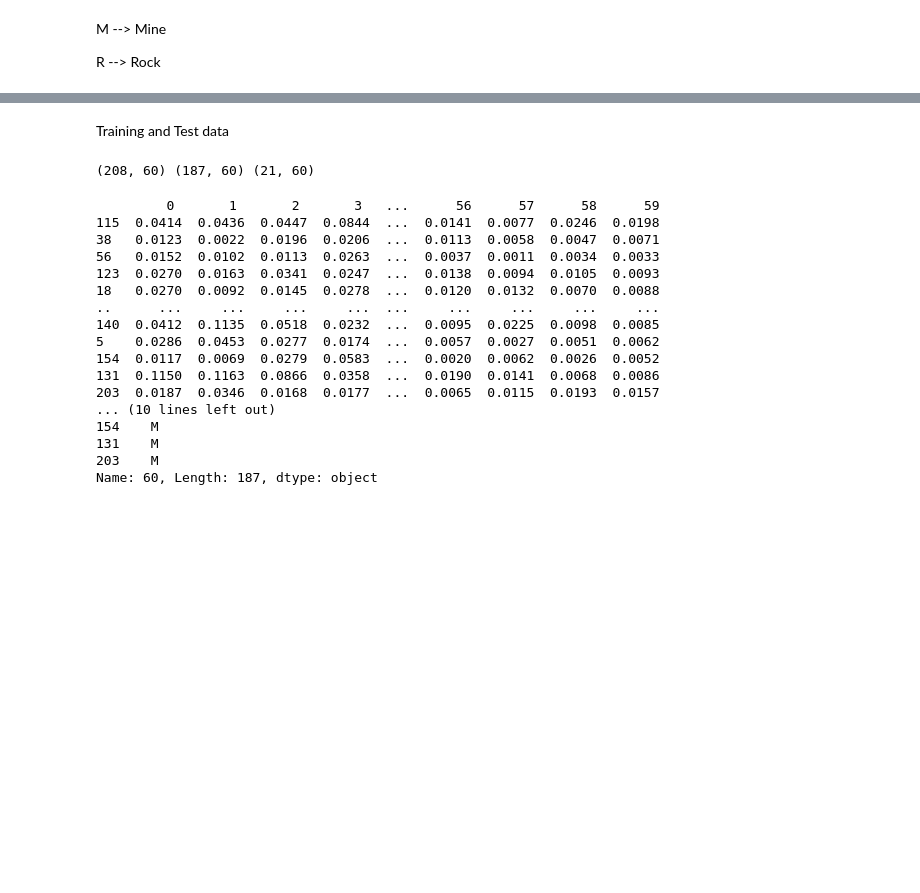
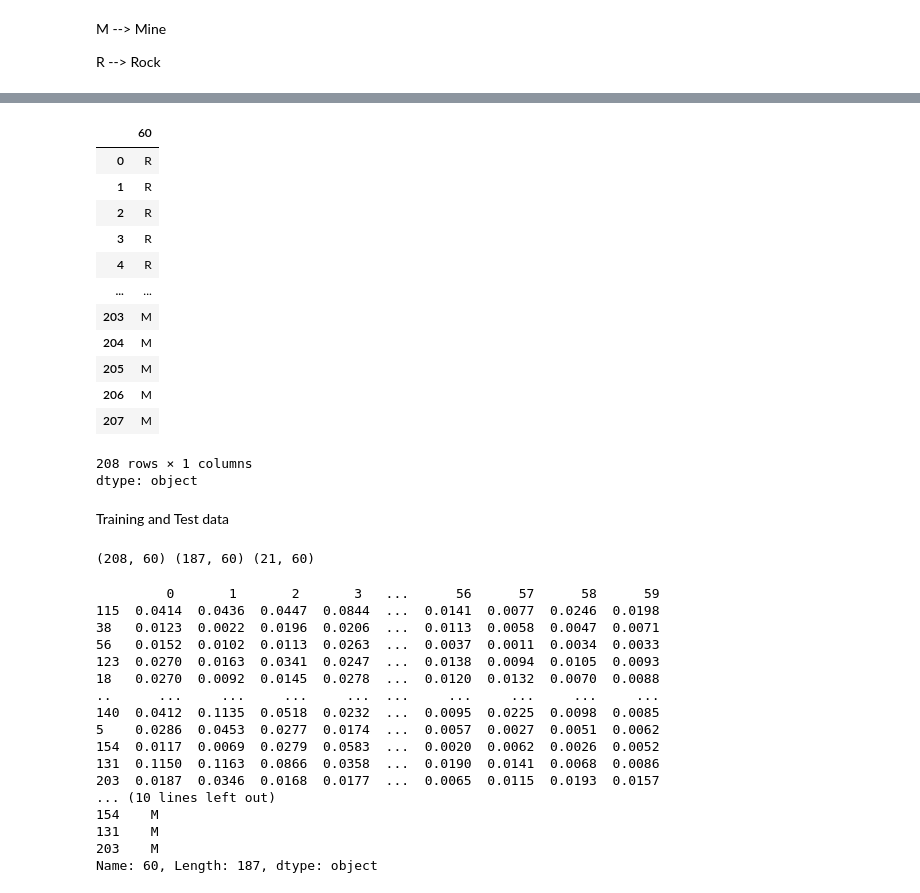
Before and after one commit to chenphopp/sonar_rock_vs_mine, a Jupyter notebook: Rock_vs_Mine_Prediction.ipynb, the cells around one changed output, grey strips where cells are left out. Cells and saved outputs as stored; diff of their text form; code cells hidden in the pictures; blank space fills up the shorter version.

```diff
--- a/Rock_vs_Mine_Prediction.ipynb
+++ b/Rock_vs_Mine_Prediction.ipynb
@@ -85,3 +84,20 @@ Name: 60, Length: 208, dtype: object
+# %%
+Y
+# %% [output]
+|  | 60 |
+| 0 | R |
+| 1 | R |
+| 2 | R |
+| 3 | R |
+| 4 | R |
+| ... | ... |
+| 203 | M |
+| 204 | M |
+| 205 | M |
+| 206 | M |
+| 207 | M |
+208 rows × 1 columns
+dtype: object
 # %% [markdown]
 Training and Test data
 # %%
```
Also changed, not shown: parts of 6 cells of this notebook.
